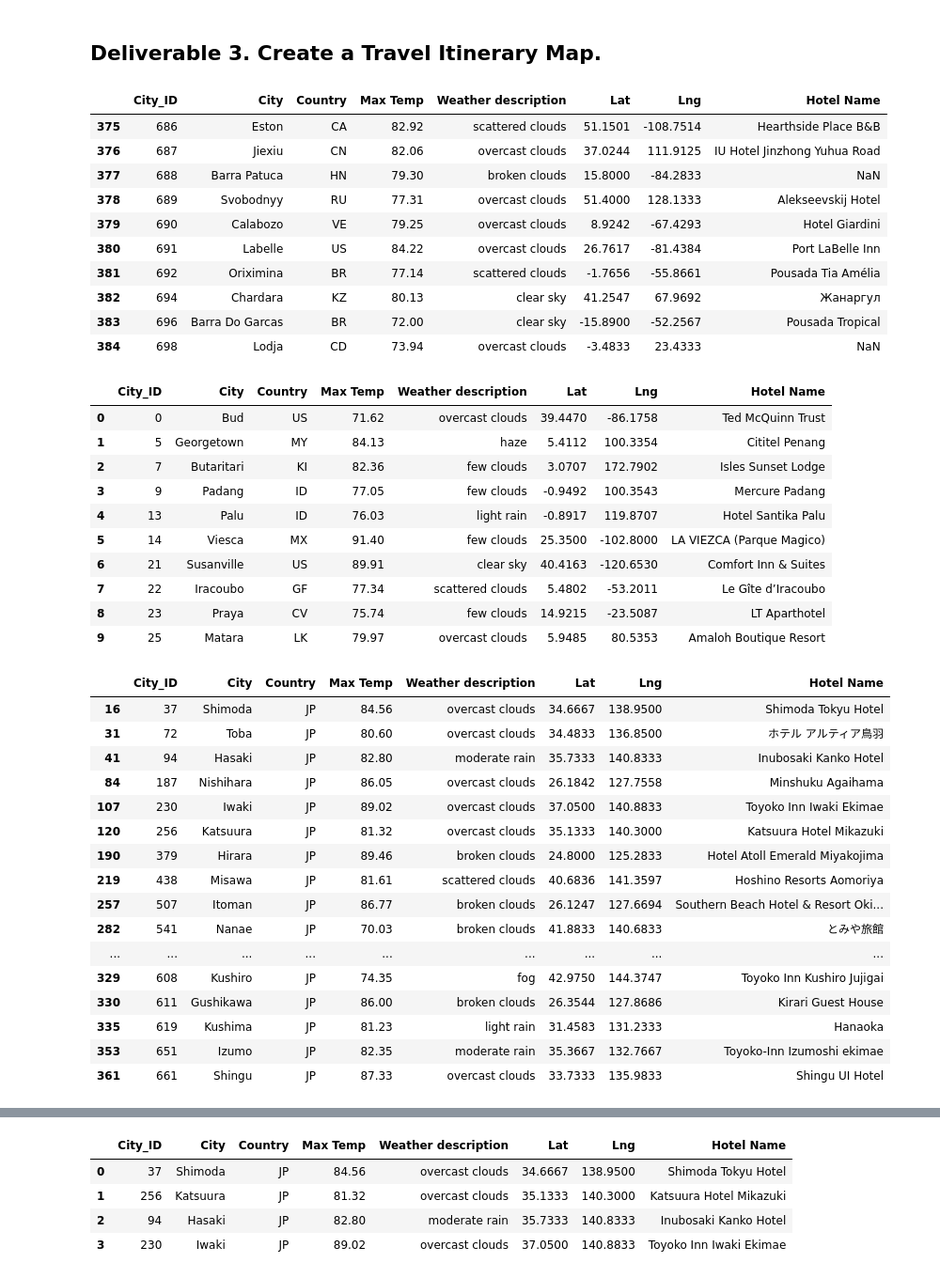
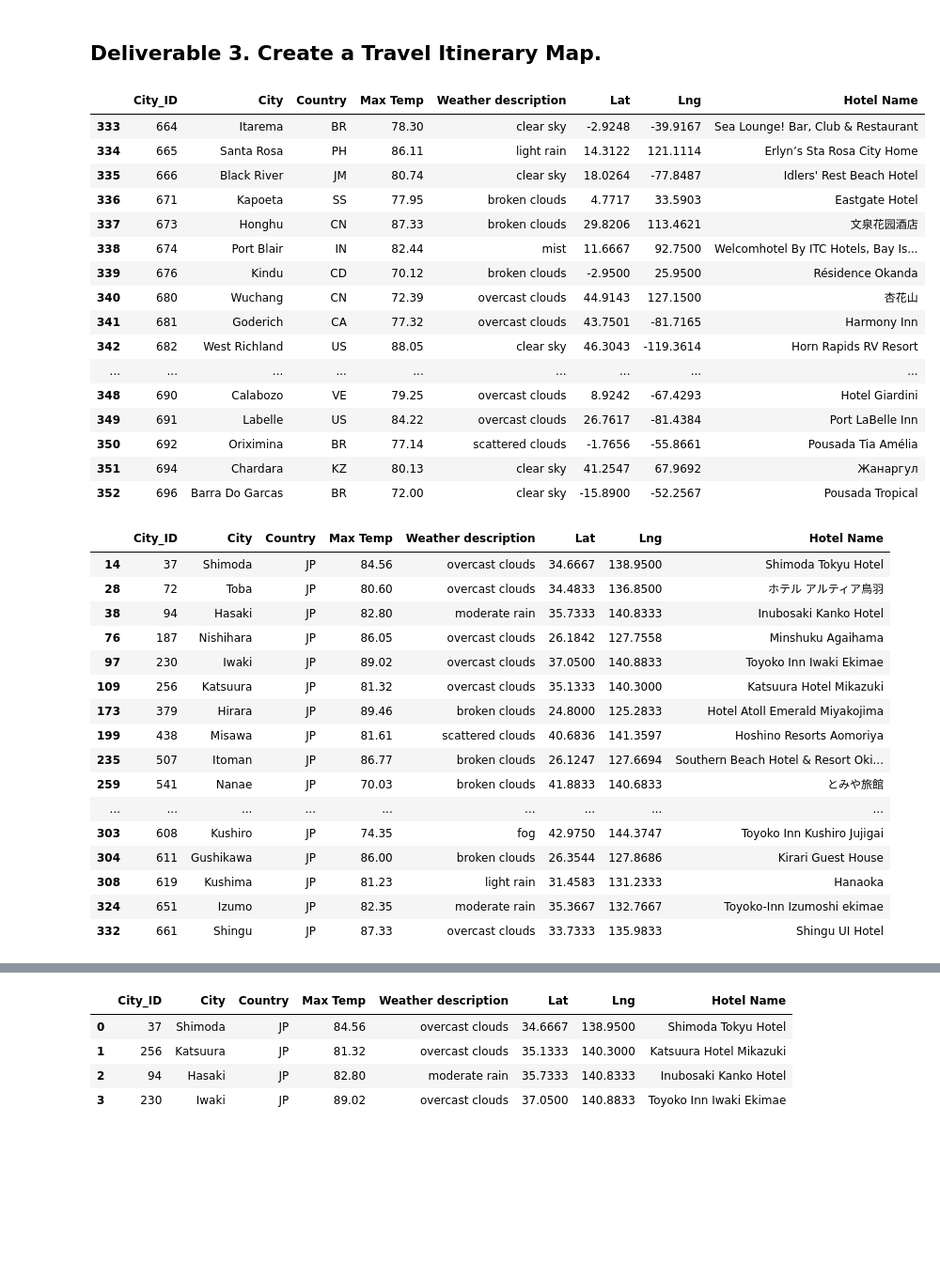
Before and after one commit to KMontero606/World_Weather_Analysis, a Jupyter notebook: Vacation_Itenarary/Vacation_Itinerary.ipynb, the cells around one changed output, grey strips where cells are left out. Shown at 94% size. Saved outputs shown, nothing was run; the diff lists cells and outputs as text; code cells hidden in the pictures; blank space fills up the shorter version.

```diff
--- a/Vacation_Itenarary/Vacation_Itinerary.ipynb
+++ b/Vacation_Itenarary/Vacation_Itinerary.ipynb
@@ -14,57 +14,47 @@ gmaps.configure(api_key=g_key)
 # %%
 # 1. Read the WeatherPy_vacation.csv into a DataFrame.
 vacation_df = pd.read_csv("Vacation_Search/WeatherPy_vacation.csv")
-vacation_df.tail(10)
+vacation_df.tail(20)
 # %% [output]
 |  | City_ID | City | Country | Max Temp | Weather description | Lat | Lng | Hotel Name |
-| 375 | 686 | Eston | CA | 82.92 | scattered clouds | 51.1501 | -108.7514 | Hearthside Place B&B |
-| 376 | 687 | Jiexiu | CN | 82.06 | overcast clouds | 37.0244 | 111.9125 | IU Hotel Jinzhong Yuhua Road |
-| 377 | 688 | Barra Patuca | HN | 79.30 | broken clouds | 15.8000 | -84.2833 | NaN |
-| 378 | 689 | Svobodnyy | RU | 77.31 | overcast clouds | 51.4000 | 128.1333 | Alekseevskij Hotel |
-| 379 | 690 | Calabozo | VE | 79.25 | overcast clouds | 8.9242 | -67.4293 | Hotel Giardini |
-| 380 | 691 | Labelle | US | 84.22 | overcast clouds | 26.7617 | -81.4384 | Port LaBelle Inn |
-| 381 | 692 | Oriximina | BR | 77.14 | scattered clouds | -1.7656 | -55.8661 | Pousada Tia Amélia |
-| 382 | 694 | Chardara | KZ | 80.13 | clear sky | 41.2547 | 67.9692 | Жанаргул |
-| 383 | 696 | Barra Do Garcas | BR | 72.00 | clear sky | -15.8900 | -52.2567 | Pousada Tropical |
-| 384 | 698 | Lodja | CD | 73.94 | overcast clouds | -3.4833 | 23.4333 | NaN |
+| 333 | 664 | Itarema | BR | 78.30 | clear sky | -2.9248 | -39.9167 | Sea Lounge! Bar, Club & Restaurant |
+| 334 | 665 | Santa Rosa | PH | 86.11 | light rain | 14.3122 | 121.1114 | Erlyn’s Sta Rosa City Home |
+| 335 | 666 | Black River | JM | 80.74 | clear sky | 18.0264 | -77.8487 | Idlers' Rest Beach Hotel |
+| 336 | 671 | Kapoeta | SS | 77.95 | broken clouds | 4.7717 | 33.5903 | Eastgate Hotel |
+| 337 | 673 | Honghu | CN | 87.33 | broken clouds | 29.8206 | 113.4621 | 文泉花园酒店 |
+| 338 | 674 | Port Blair | IN | 82.44 | mist | 11.6667 | 92.7500 | Welcomhotel By ITC Hotels, Bay Is... |
+| 339 | 676 | Kindu | CD | 70.12 | broken clouds | -2.9500 | 25.9500 | Résidence Okanda |
+| 340 | 680 | Wuchang | CN | 72.39 | overcast clouds | 44.9143 | 127.1500 | 杏花山 |
+| 341 | 681 | Goderich | CA | 77.32 | overcast clouds | 43.7501 | -81.7165 | Harmony Inn |
+| 342 | 682 | West Richland | US | 88.05 | clear sky | 46.3043 | -119.3614 | Horn Rapids RV Resort |
+| ... | ... | ... | ... | ... | ... | ... | ... | ... |
+| 348 | 690 | Calabozo | VE | 79.25 | overcast clouds | 8.9242 | -67.4293 | Hotel Giardini |
+| 349 | 691 | Labelle | US | 84.22 | overcast clouds | 26.7617 | -81.4384 | Port LaBelle Inn |
+| 350 | 692 | Oriximina | BR | 77.14 | scattered clouds | -1.7656 | -55.8661 | Pousada Tia Amélia |
+| 351 | 694 | Chardara | KZ | 80.13 | clear sky | 41.2547 | 67.9692 | Жанаргул |
+| 352 | 696 | Barra Do Garcas | BR | 72.00 | clear sky | -15.8900 | -52.2567 | Pousada Tropical |
-# %%
-# Drop the rows where there is no Hotel Name.
-new_vacation_df = vacation_df.dropna(axis=0, how="any", inplace=False)
-new_vacation_df.head(10)
-# %% [output]
-|  | City_ID | City | Country | Max Temp | Weather description | Lat | Lng | Hotel Name |
-| 0 | 0 | Bud | US | 71.62 | overcast clouds | 39.4470 | -86.1758 | Ted McQuinn Trust |
-| 1 | 5 | Georgetown | MY | 84.13 | haze | 5.4112 | 100.3354 | Cititel Penang |
-| 2 | 7 | Butaritari | KI | 82.36 | few clouds | 3.0707 | 172.7902 | Isles Sunset Lodge |
-| 3 | 9 | Padang | ID | 77.05 | few clouds | -0.9492 | 100.3543 | Mercure Padang |
-| 4 | 13 | Palu | ID | 76.03 | light rain | -0.8917 | 119.8707 | Hotel Santika Palu |
-| 5 | 14 | Viesca | MX | 91.40 | few clouds | 25.3500 | -102.8000 | LA VIEZCA (Parque Magico) |
-| 6 | 21 | Susanville | US | 89.91 | clear sky | 40.4163 | -120.6530 | Comfort Inn & Suites |
-| 7 | 22 | Iracoubo | GF | 77.34 | scattered clouds | 5.4802 | -53.2011 | Le Gîte d’Iracoubo |
-| 8 | 23 | Praya | CV | 75.74 | few clouds | 14.9215 | -23.5087 | LT Aparthotel |
-| 9 | 25 | Matara | LK | 79.97 | overcast clouds | 5.9485 | 80.5353 | Amaloh Boutique Resort |
 # %%
 # Refine your search with different weather criteria to get cities that are close together.
-preferred_cities_df = new_vacation_df.loc[new_vacation_df['Country'] == 'JP']
+preferred_cities_df = vacation_df.loc[vacation_df['Country'] == 'JP']
 preferred_cities_df.head(20)
 # %% [output]
 |  | City_ID | City | Country | Max Temp | Weather description | Lat | Lng | Hotel Name |
-| 16 | 37 | Shimoda | JP | 84.56 | overcast clouds | 34.6667 | 138.9500 | Shimoda Tokyu Hotel |
-| 31 | 72 | Toba | JP | 80.60 | overcast clouds | 34.4833 | 136.8500 | ホテル アルティア鳥羽 |
-| 41 | 94 | Hasaki | JP | 82.80 | moderate rain | 35.7333 | 140.8333 | Inubosaki Kanko Hotel |
-| 84 | 187 | Nishihara | JP | 86.05 | overcast clouds | 26.1842 | 127.7558 | Minshuku Agaihama |
-| 107 | 230 | Iwaki | JP | 89.02 | overcast clouds | 37.0500 | 140.8833 | Toyoko Inn Iwaki Ekimae |
-| 120 | 256 | Katsuura | JP | 81.32 | overcast clouds | 35.1333 | 140.3000 | Katsuura Hotel Mikazuki |
-| 190 | 379 | Hirara | JP | 89.46 | broken clouds | 24.8000 | 125.2833 | Hotel Atoll Emerald Miyakojima |
-| 219 | 438 | Misawa | JP | 81.61 | scattered clouds | 40.6836 | 141.3597 | Hoshino Resorts Aomoriya |
-| 257 | 507 | Itoman | JP | 86.77 | broken clouds | 26.1247 | 127.6694 | Southern Beach Hotel & Resort Oki... |
-| 282 | 541 | Nanae | JP | 70.03 | broken clouds | 41.8833 | 140.6833 | とみや旅館 |
+| 14 | 37 | Shimoda | JP | 84.56 | overcast clouds | 34.6667 | 138.9500 | Shimoda Tokyu Hotel |
+| 28 | 72 | Toba | JP | 80.60 | overcast clouds | 34.4833 | 136.8500 | ホテル アルティア鳥羽 |
+| 38 | 94 | Hasaki | JP | 82.80 | moderate rain | 35.7333 | 140.8333 | Inubosaki Kanko Hotel |
+| 76 | 187 | Nishihara | JP | 86.05 | overcast clouds | 26.1842 | 127.7558 | Minshuku Agaihama |
+| 97 | 230 | Iwaki | JP | 89.02 | overcast clouds | 37.0500 | 140.8833 | Toyoko Inn Iwaki Ekimae |
+| 109 | 256 | Katsuura | JP | 81.32 | overcast clouds | 35.1333 | 140.3000 | Katsuura Hotel Mikazuki |
+| 173 | 379 | Hirara | JP | 89.46 | broken clouds | 24.8000 | 125.2833 | Hotel Atoll Emerald Miyakojima |
+| 199 | 438 | Misawa | JP | 81.61 | scattered clouds | 40.6836 | 141.3597 | Hoshino Resorts Aomoriya |
+| 235 | 507 | Itoman | JP | 86.77 | broken clouds | 26.1247 | 127.6694 | Southern Beach Hotel & Resort Oki... |
+| 259 | 541 | Nanae | JP | 70.03 | broken clouds | 41.8833 | 140.6833 | とみや旅館 |
 | ... | ... | ... | ... | ... | ... | ... | ... | ... |
-| 329 | 608 | Kushiro | JP | 74.35 | fog | 42.9750 | 144.3747 | Toyoko Inn Kushiro Jujigai |
-| 330 | 611 | Gushikawa | JP | 86.00 | broken clouds | 26.3544 | 127.8686 | Kirari Guest House |
-| 335 | 619 | Kushima | JP | 81.23 | light rain | 31.4583 | 131.2333 | Hanaoka |
-| 353 | 651 | Izumo | JP | 82.35 | moderate rain | 35.3667 | 132.7667 | Toyoko-Inn Izumoshi ekimae |
-| 361 | 661 | Shingu | JP | 87.33 | overcast clouds | 33.7333 | 135.9833 | Shingu UI Hotel |
+| 303 | 608 | Kushiro | JP | 74.35 | fog | 42.9750 | 144.3747 | Toyoko Inn Kushiro Jujigai |
+| 304 | 611 | Gushikawa | JP | 86.00 | broken clouds | 26.3544 | 127.8686 | Kirari Guest House |
+| 308 | 619 | Kushima | JP | 81.23 | light rain | 31.4583 | 131.2333 | Hanaoka |
+| 324 | 651 | Izumo | JP | 82.35 | moderate rain | 35.3667 | 132.7667 | Toyoko-Inn Izumoshi ekimae |
+| 332 | 661 | Shingu | JP | 87.33 | overcast clouds | 33.7333 | 135.9833 | Shingu UI Hotel |
 # %%
 # 2. Using the template add the city name, the country code, the weather description and maximum temperature for the city.
 info_box_content = """
```
Also changed, not shown: 3 other files.
